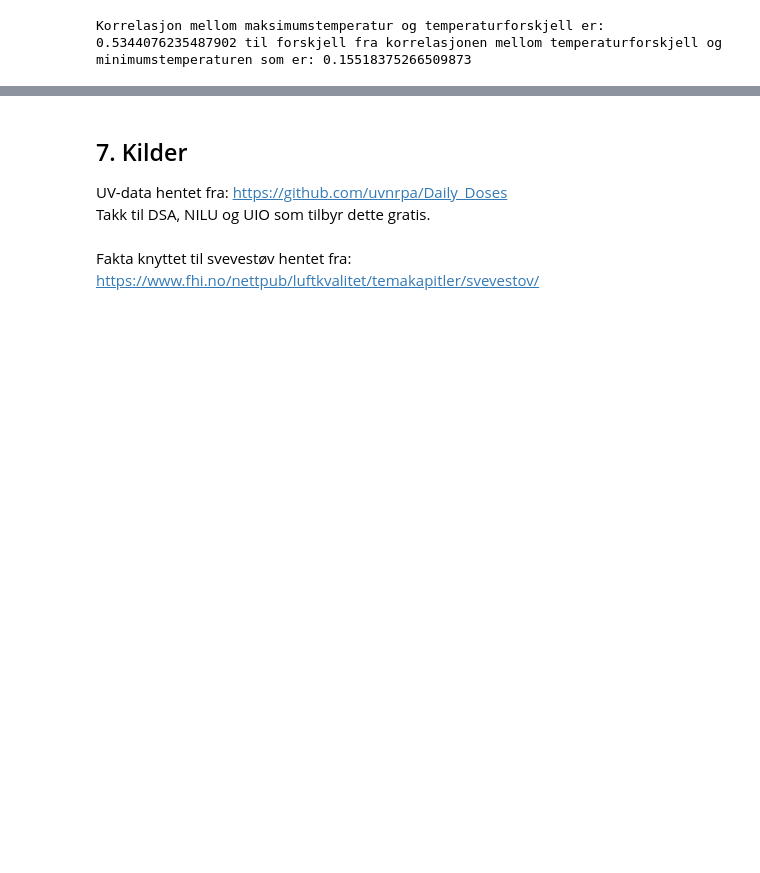
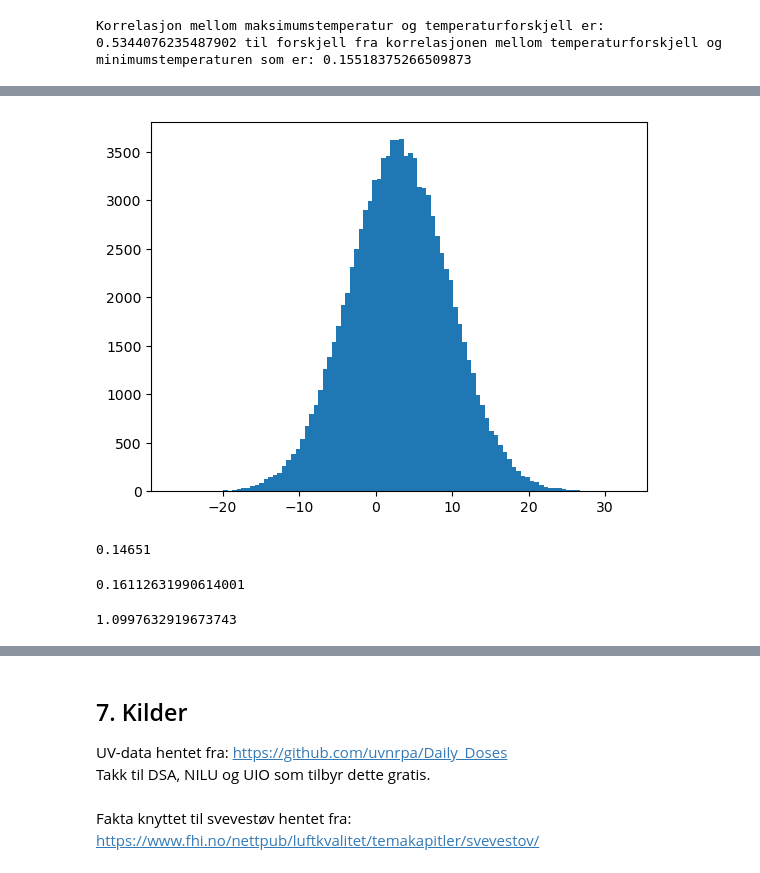
Before and after one commit to vrognaas/MET2010_Prosjektoppgave, a Jupyter notebook: Prosjektoppgave.ipynb, the cells around one changed output, grey strips where cells are left out. Drawn from its saved outputs; the diff is of its cells as text; code cells hidden in the pictures; blank space fills up the shorter version.

Commit message:
test av normalfordeling

```diff
--- a/Prosjektoppgave.ipynb
+++ b/Prosjektoppgave.ipynb
@@ -353,0 +364,24 @@ Korrelasjon mellom maksimumstemperatur og temperaturforskjell er: 0.534407623548
+# %%
+n=100000
+min_temp_sim = np.random.normal(min_temp_mean, min_temp_std, n)
+
+normEst = np.sum(min_temp_sim>10)/n
+
+realProp = np.sum(weather_power.Min_Temp>10)/weather_power.Min_Temp.count()
+# %%
+plt.hist(min_temp_sim, bins=100)
+plt.show()
+# %% [output]
+[figure, added]
+# %%
+normEst
+# %% [output]
+0.14651
+# %%
+realProp
+# %% [output]
+0.16112631990614001
+# %%
+realProp/normEst
+# %% [output]
+1.0997632919673743
```
Also changed, not shown: parts of 9 cells of this notebook.
